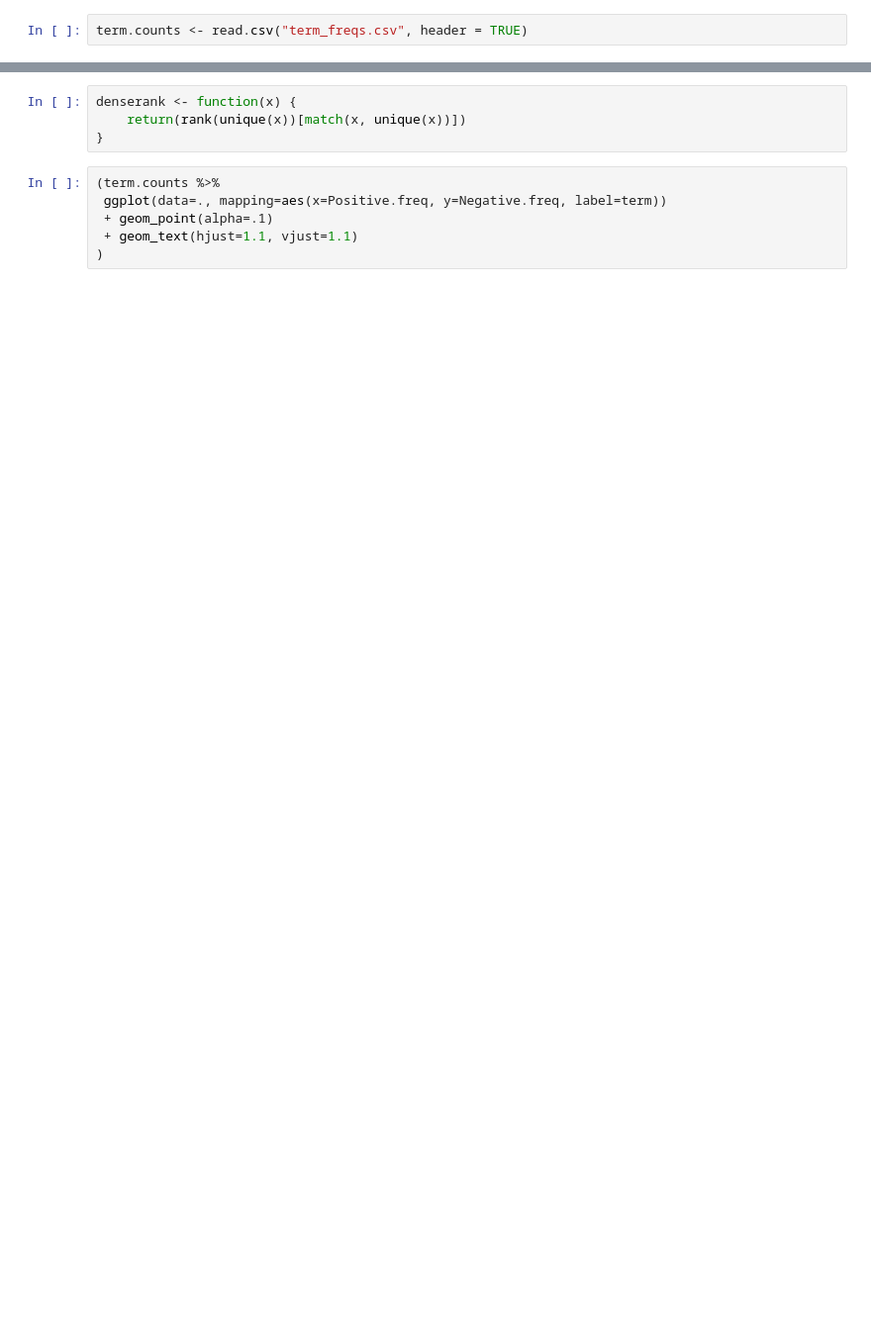
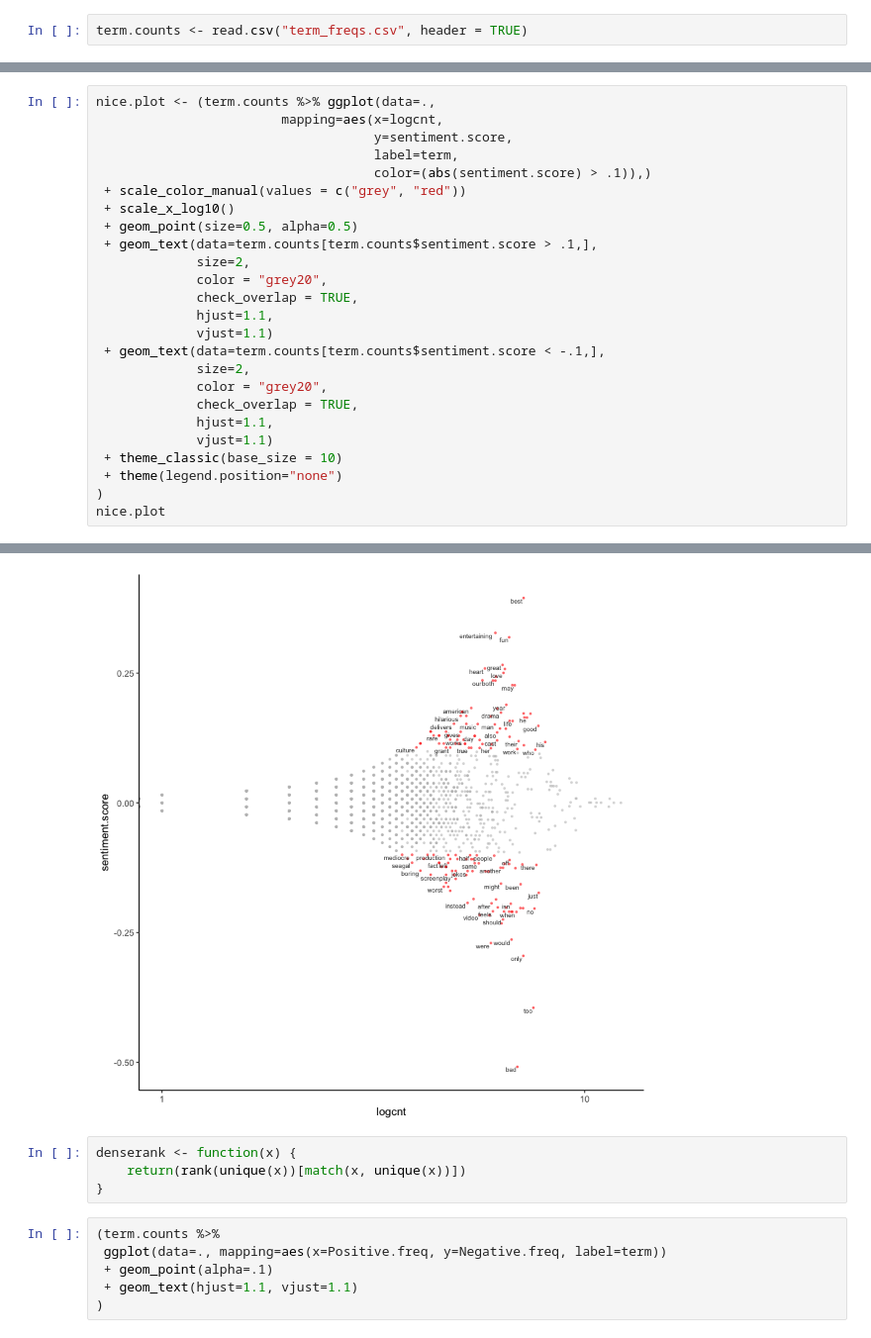
Before and after one commit to JasonKessler/SemioticSquaresTalk, a Jupyter notebook: notebooks/R-Scatterplot-Visualizations.ipynb, the cells around one changed output, grey strips where cells are left out. Shown at 99% size. Cells and saved outputs as stored; diff of their text form; blank space fills up the shorter version.

```diff
--- a/notebooks/R-Scatterplot-Visualizations.ipynb
+++ b/notebooks/R-Scatterplot-Visualizations.ipynb
@@ -9,0 +38,26 @@ term.counts <- read.csv("term_freqs.csv", header = TRUE)
+# %%
+nice.plot <- (term.counts %>% ggplot(data=.,
+                        mapping=aes(x=logcnt,
+                                    y=sentiment.score,
+                                    label=term,
+                                    color=(abs(sentiment.score) > .1)),)
+ + scale_color_manual(values = c("grey", "red"))
+ + scale_x_log10()
+ + geom_point(size=0.5, alpha=0.5)
+ + geom_text(data=term.counts[term.counts$sentiment.score > .1,],
+             size=2,
+             color = "grey20",
+             check_overlap = TRUE,
+             hjust=1.1,
+             vjust=1.1)
+ + geom_text(data=term.counts[term.counts$sentiment.score < -.1,],
+             size=2,
+             color = "grey20",
+             check_overlap = TRUE,
+             hjust=1.1,
+             vjust=1.1)
+ + theme_classic(base_size = 10)
+ + theme(legend.position="none")
+)
+nice.plot
+# %% [output]
@@ -10,3 +66,4 @@ term.counts <- read.csv("term_freqs.csv", header = TRUE)
+[figure, added]
 # %%
 denserank <- function(x) {
     return(rank(unique(x))[match(x, unique(x))])
```
Also changed, not shown: parts of 6 cells of this notebook, 2 other files.
